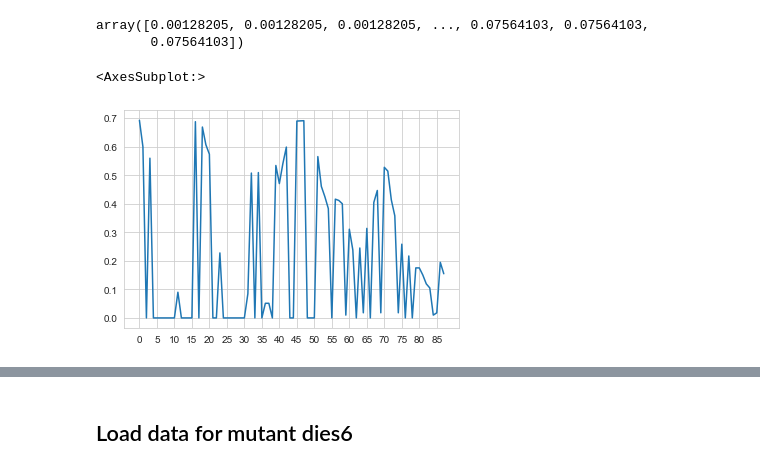
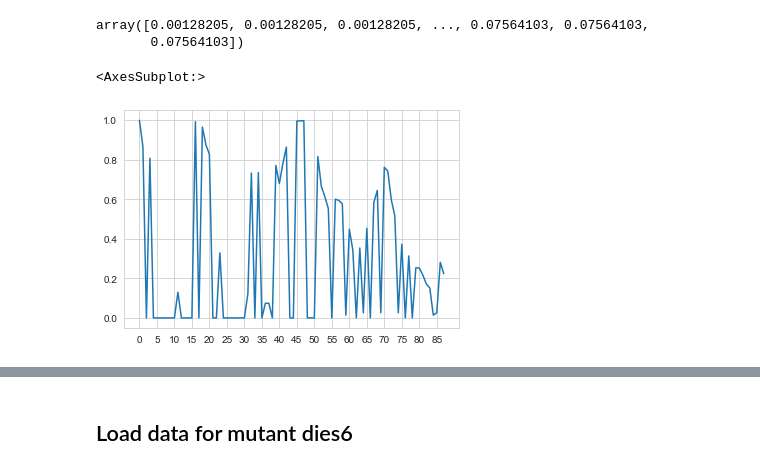
Before and after one commit to KarolineHoller/nanopore_methylation, a Jupyter notebook: methylation_analysis_20220502_ARS305.ipynb, the cells around one changed output, grey strips where cells are left out. Drawn from its saved outputs; the diff is of its cells as text; code cells hidden in the pictures.

```diff
--- a/methylation_analysis_20220502_ARS305.ipynb
+++ b/methylation_analysis_20220502_ARS305.ipynb
@@ -547,24 +496,24 @@ array([0.00128205, 0.00128205, 0.00128205, ..., 0.07564103, 0.07564103,
 # %%
 #as a measure for the heterogeneity, try the entropy:
 # alternatively, try: from scipy.stats import entropy
 import math
 
 def entropy(labels, base=None):
-    base = math.e if base is None else base
+    base = 2 if base is None else base
     _ ,counts = np.unique(labels, return_counts=True)
     norm_counts = counts / counts.sum()
 
     return -(norm_counts * np.log(norm_counts)/np.log(base)).sum()
 
 #https://stackoverflow.com/questions/15450192/fastest-way-to-compute-entropy-in-python
 
 #entropy(ARS305_wt[:,6])
 #np.unique(ARS305_wt[:,6], return_counts = True)
 
 g = sns.lineplot(x = range(630-542), y = np.apply_along_axis(entropy, 0, ARS305_wt[:, 542:630]))
 g.set_xticks(range(0, 630-542, 5))
 g
 # %% [output]
 <AxesSubplot:>
-[figure, old version]
+[figure, new version]
 # %%
```
Also changed, not shown: parts of 46 cells of this notebook.
